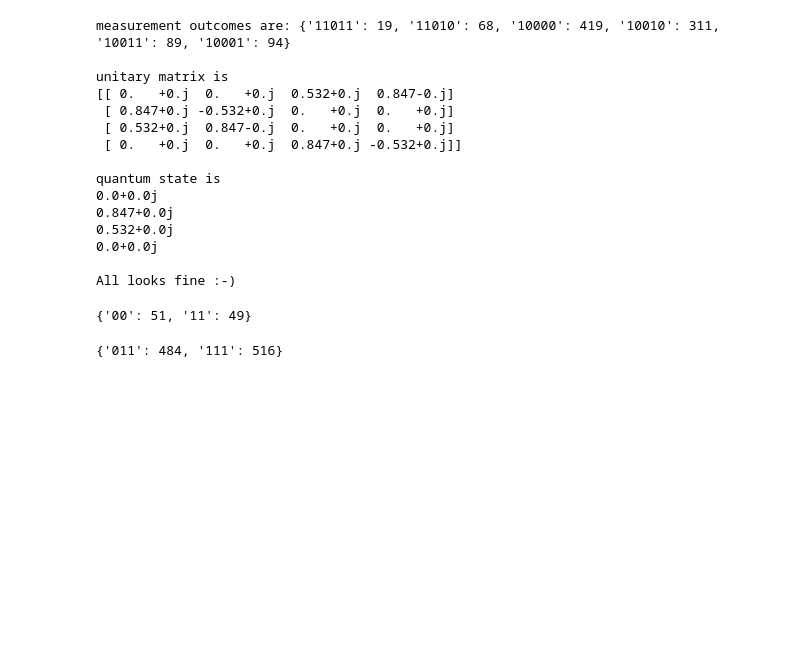
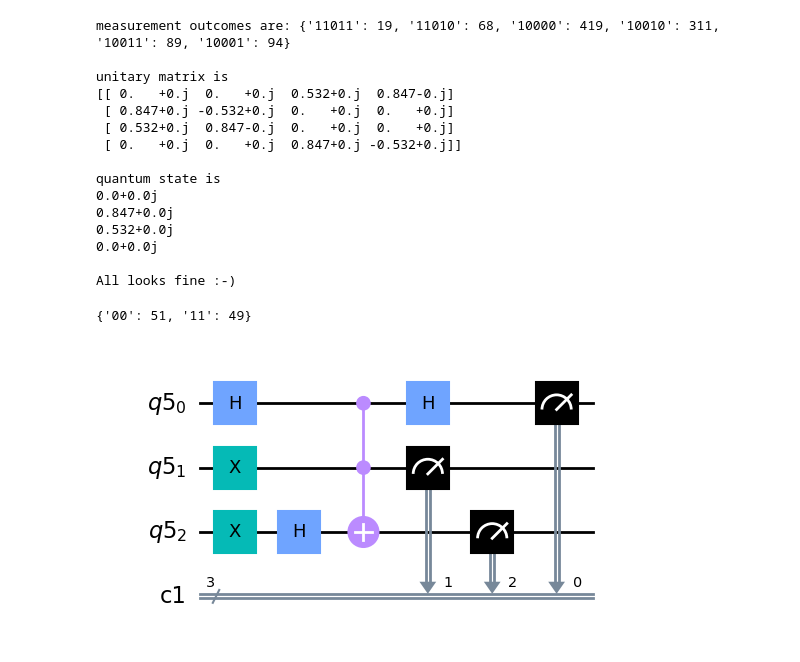
Before and after one commit to ernestolana/qcertification, a Jupyter notebook: qbook101/appendices/C_qiskit/QB_C1_Q04_Qiskit_installation_and_test.ipynb, the cells around one changed output. Cells and saved outputs as stored; diff of their text form; code cells hidden in the pictures; blank space fills up the shorter version.

```diff
--- a/qbook101/appendices/C_qiskit/QB_C1_Q04_Qiskit_installation_and_test.ipynb
+++ b/qbook101/appendices/C_qiskit/QB_C1_Q04_Qiskit_installation_and_test.ipynb
@@ -365,34 +353,34 @@ from random import randrange
 # create a quantum circuit and its register objects
 qreg = QuantumRegister(3) # quantum register with two quantum bits
 creg = ClassicalRegister(3) # classical register with two classical bit
 circuit = QuantumCircuit(qreg,creg) # quantum circuit composed by a quantum register and a classical register
 
 # apply a Hadamard gate to the first qubit
 circuit.h(qreg[0])
 circuit.x(qreg[1])
 circuit.x(qreg[2])
 circuit.h(qreg[2])
 
 # set the second qubit to state |1>
 #circuit.x(qreg[1])
 
 # apply CNOT(first_qubit,second_qubit)
 circuit.toffoli(qreg[0],qreg[1],qreg[2])
 
 circuit.h(qreg[0])
 
 # measure the both qubits
 circuit.measure(qreg,creg)
 
 #print("The execution of the cell was completed, and the circuit was created :)")
 
 # draw circuit
 circuit.draw(output='mpl')
 
-job = execute(circuit,Aer.get_backend('qasm_simulator'),shots=1000)
+#job = execute(circuit,Aer.get_backend('qasm_simulator'),shots=1000)
 # get the result
-counts = job.result().get_counts(circuit)
+#counts = job.result().get_counts(circuit)
 
-print(counts)
+#print(counts)
 # %% [output]
-{'011': 484, '111': 516}
+[figure, added]
```
Also changed, not shown: parts of 6 cells of this notebook.
